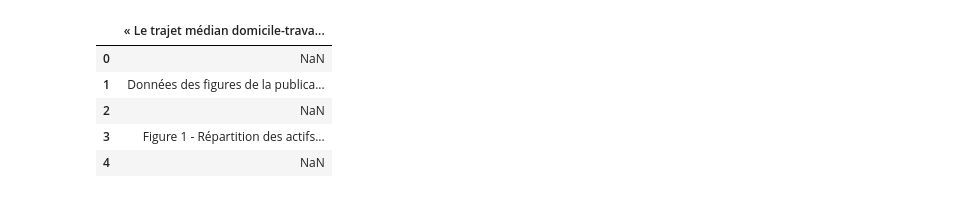
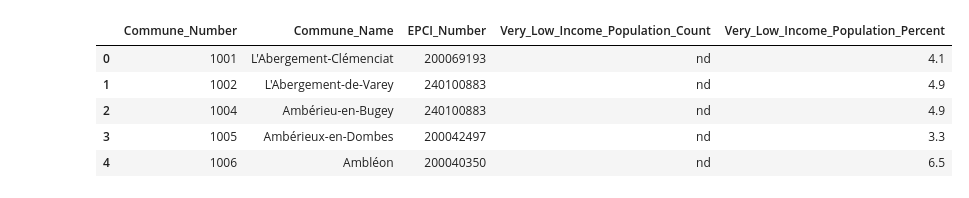
Before and after one commit to ClementGOUJON-dot/base_de_donn-es, a Jupyter notebook: Clement.ipynb, the cells around one changed output. Cells and saved outputs as stored; diff of their text form; code cells hidden in the pictures.

```diff
--- a/Clement.ipynb
+++ b/Clement.ipynb
@@ -1,13 +1,14 @@
 # %%
 import pandas as pd
 import numpy as np
-df = pd.read_excel('donnees_insee_premiere_n1948.xlsx')
+import seaborn as sns
+df = pd.read_csv('Figure_4b.csv')
 df.head()
 # %% [output]
-|  | « Le trajet médian domicile-trava... |
-| 0 | NaN |
-| 1 | Données des figures de la publica... |
-| 2 | NaN |
-| 3 | Figure 1 - Répartition des actifs... |
-| 4 | NaN |
+|  | Commune_Number | Commune_Name | EPCI_Number | Very_Low_Income_Population_Count | Very_Low_Income_Population_Percent |
+| 0 | 1001 | L'Abergement-Clémenciat | 200069193 | nd | 4.1 |
+| 1 | 1002 | L'Abergement-de-Varey | 240100883 | nd | 4.9 |
+| 2 | 1004 | Ambérieu-en-Bugey | 240100883 | nd | 4.9 |
+| 3 | 1005 | Ambérieux-en-Dombes | 200042497 | nd | 3.3 |
+| 4 | 1006 | Ambléon | 200040350 | nd | 6.5 |
 # %%
```
Also changed, not shown: parts of 2 cells of this notebook, 1 other file.
